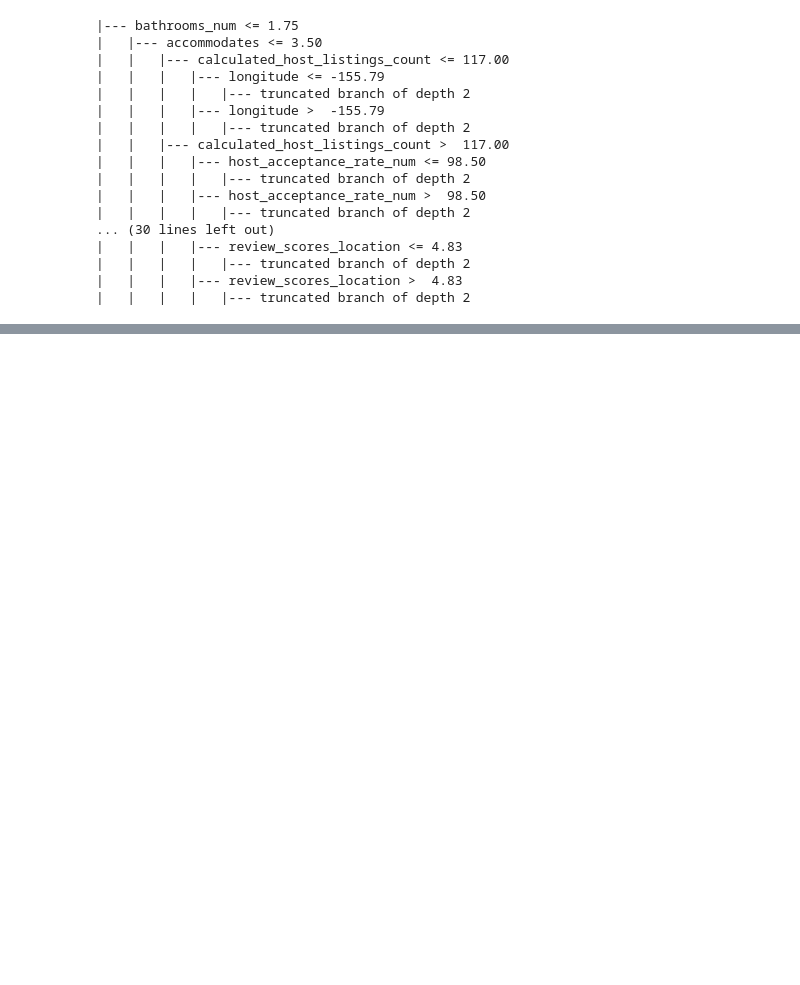
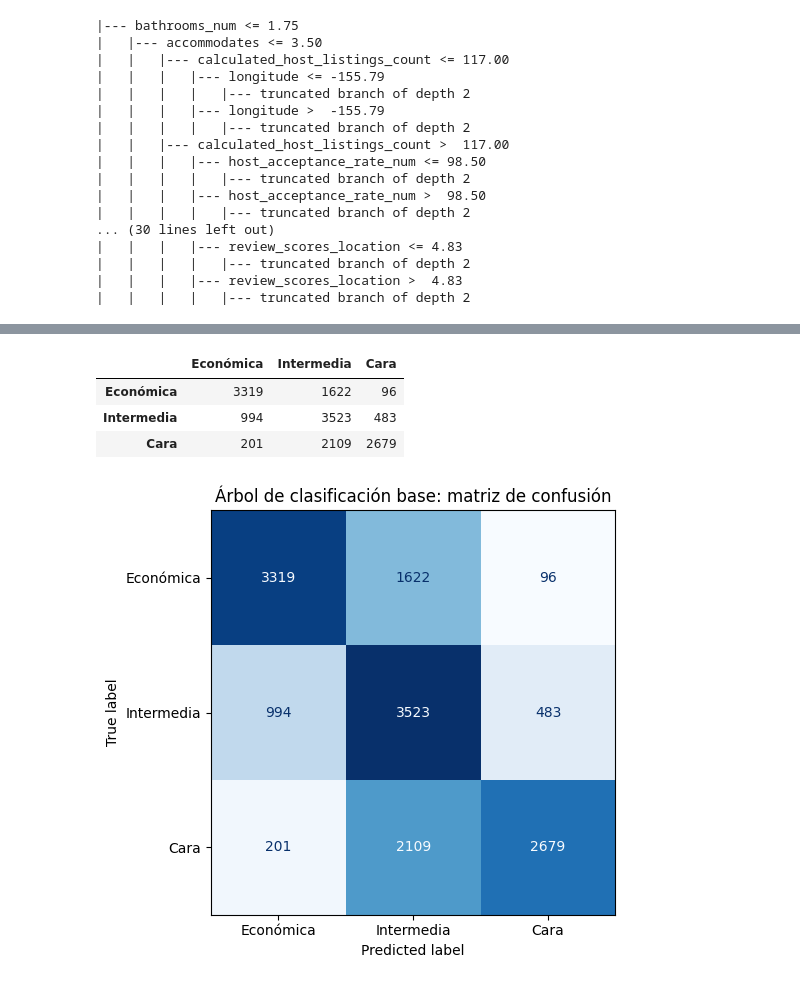
Before and after one commit to iancumes/Lab4Mineria, a Jupyter notebook: Lab4_Laboratorio4_Completo.ipynb, the cells around one changed output, grey strips where cells are left out. Saved outputs shown, nothing was run; the diff lists cells and outputs as text; code cells hidden in the pictures; blank space fills up the shorter version.

```diff
--- a/Lab4_Pasaporte_1_10.ipynb
+++ b/Lab4_Laboratorio4_Completo.ipynb
@@ -1711,0 +1809,39 @@ Por ejemplo, una vivienda tenderá a ir a la clase **Cara** cuando combina mayor
+# %%
+labels_price = ["Económica", "Intermedia", "Cara"]
+
+cm = confusion_matrix(y_test_clf, pred_test_clf, labels=labels_price)
+cm_df = pd.DataFrame(cm, index=labels_price, columns=labels_price)
+display(cm_df)
+
+fig, ax = plt.subplots(figsize=(6, 5))
+ConfusionMatrixDisplay(confusion_matrix=cm, display_labels=labels_price).plot(
+    cmap="Blues", colorbar=False, ax=ax
+)
+ax.set_title("Árbol de clasificación base: matriz de confusión")
+plt.tight_layout()
+plt.show()
+
+error_by_class = []
+for cls in labels_price:
+    support = cm_df.loc[cls].sum()
+    correct = cm_df.loc[cls, cls]
+    miss = support - correct
+    most_confused = cm_df.loc[cls].drop(cls).idxmax()
+    most_confused_n = cm_df.loc[cls].drop(cls).max()
+    error_by_class.append({
+        "Clase real": cls,
+        "Soporte": support,
+        "Aciertos": correct,
+        "Errores": miss,
+        "Recall": correct / support,
+        "Confusión más frecuente": most_confused,
+        "Frecuencia de esa confusión": most_confused_n,
+    })
+
+display(pd.DataFrame(error_by_class).round(4))
+# %% [output]
+|  | Económica | Intermedia | Cara |
+| Económica | 3319 | 1622 | 96 |
+| Intermedia | 994 | 3523 | 483 |
+| Cara | 201 | 2109 | 2679 |
+[figure, added]
```
Also changed, not shown: parts of 24 cells of this notebook.
